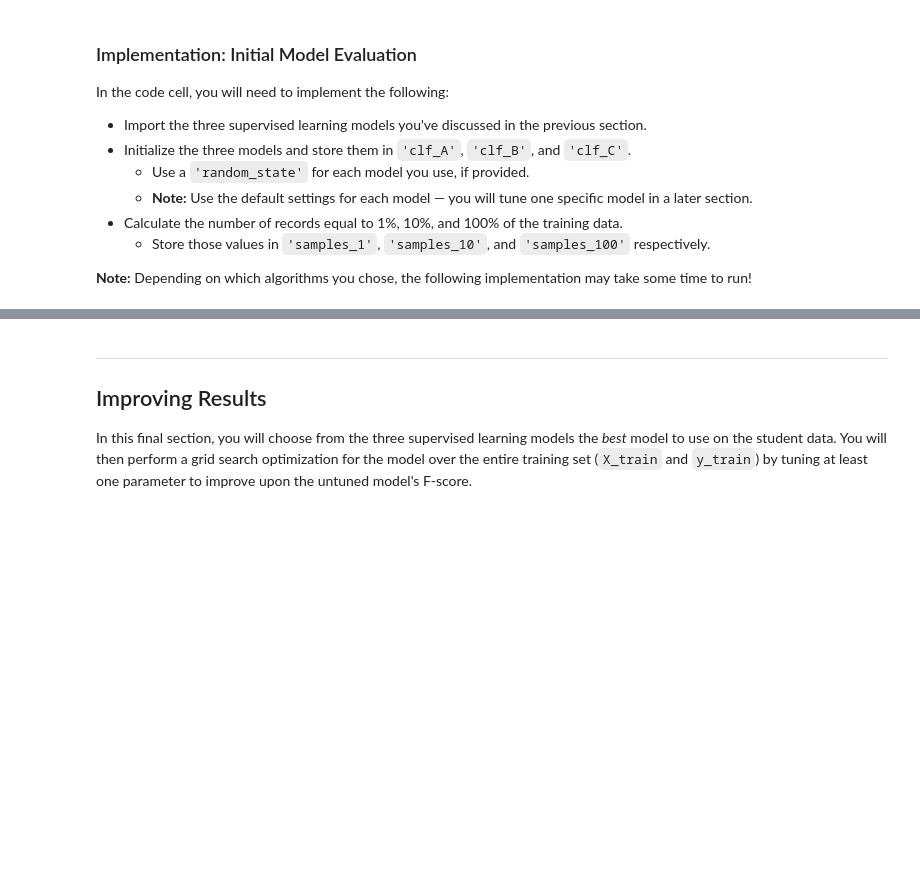
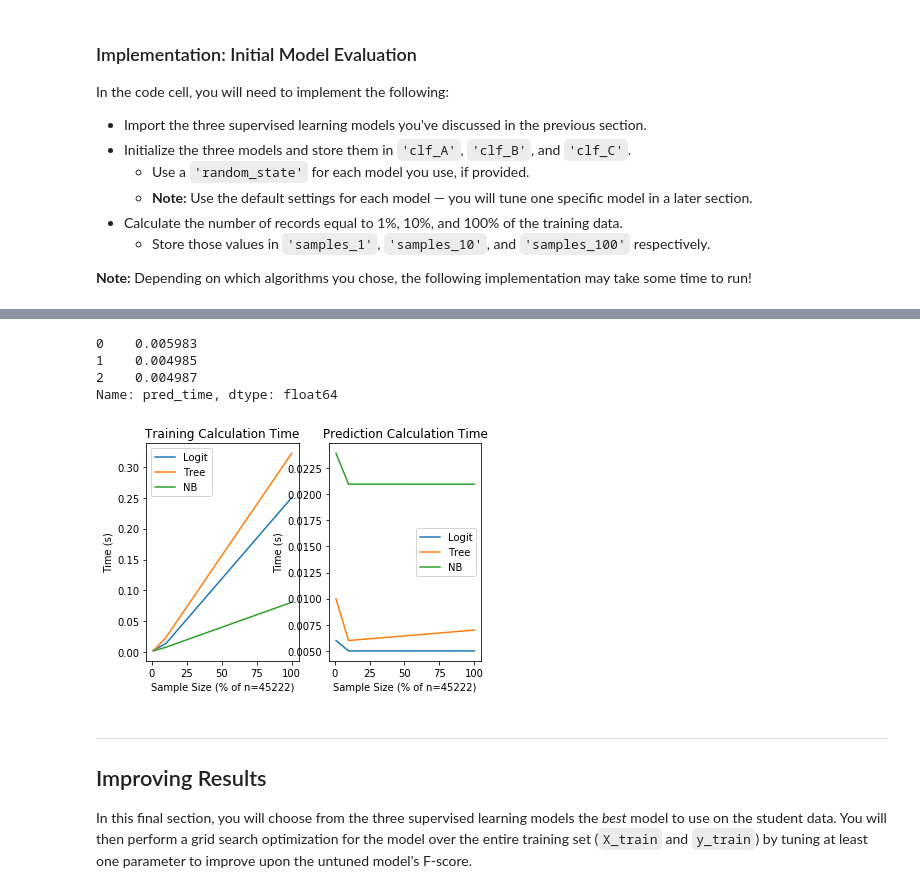
Before and after one commit to SThornewillvE/Udacity-DataScience-Nanodegree, a Jupyter notebook: 01_supervised-models_project/finding_donors.ipynb, the cells around one changed output, grey strips where cells are left out. Saved outputs shown, nothing was run; the diff lists cells and outputs as text; code cells hidden in the pictures; blank space fills up the shorter version.

```diff
--- a/01_supervised-models_project/finding_donors.ipynb
+++ b/01_supervised-models_project/finding_donors.ipynb
@@ -397,0 +440,4 @@ vs.evaluate(results, accuracy, fscore)
+# %%
+df_results_logit = pd.DataFrame(results["LogisticRegression"])
+df_results_tree = pd.DataFrame(results["DecisionTreeClassifier"])
+df_results_nb = pd.DataFrame(results["GaussianNB"])
@@ -398,3 +474,31 @@ vs.evaluate(results, accuracy, fscore)
+# %%
+df_results_logit.iloc[4]
+# %% [output]
+0    0.005983
+1    0.004985
+2    0.004987
+Name: pred_time, dtype: float64
+# %%
+# Plot
+plt.subplot(1, 2, 1)
+plt.plot([1, 10, 100], df_results_logit.iloc[5], label="Logit")
+plt.plot([1, 10, 100], df_results_tree.iloc[5], label="Tree")
+plt.plot([1, 10, 100], df_results_nb.iloc[5], label="NB")
+plt.ylabel("Time (s)")
+plt.xlabel("Sample Size (% of n=45222)")
+plt.legend()
+plt.title("Training Calculation Time")
+plt.subplot(1, 2, 2)
+plt.plot([1, 10, 100], df_results_logit.iloc[4], label="Logit")
+plt.plot([1, 10, 100], df_results_tree.iloc[4], label="Tree")
+plt.plot([1, 10, 100], df_results_nb.iloc[4], label="NB")
+plt.ylabel("Time (s)")
+plt.xlabel("Sample Size (% of n=45222)")
+plt.legend()
+plt.title("Prediction Calculation Time")
+plt.show()
+# %% [output]
+[figure, added]
 # %% [markdown]
 ----
 ## Improving Results
```
Also changed, not shown: parts of 29 cells of this notebook, 1 other file.
